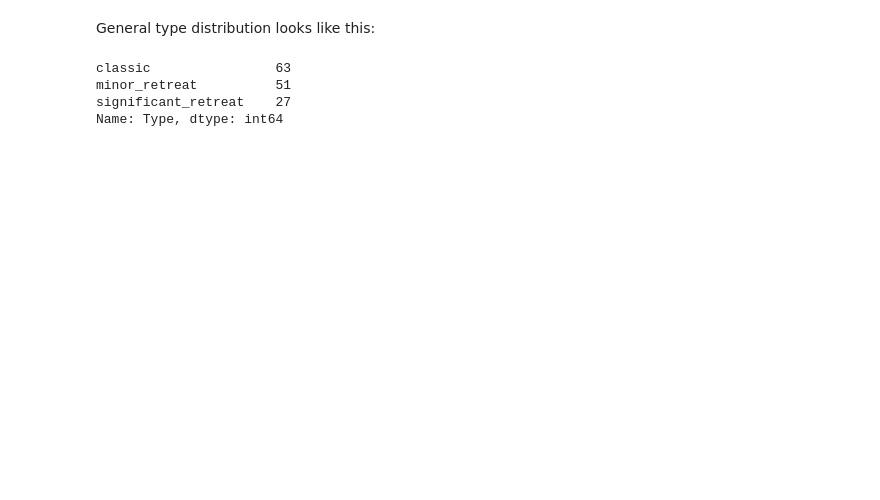
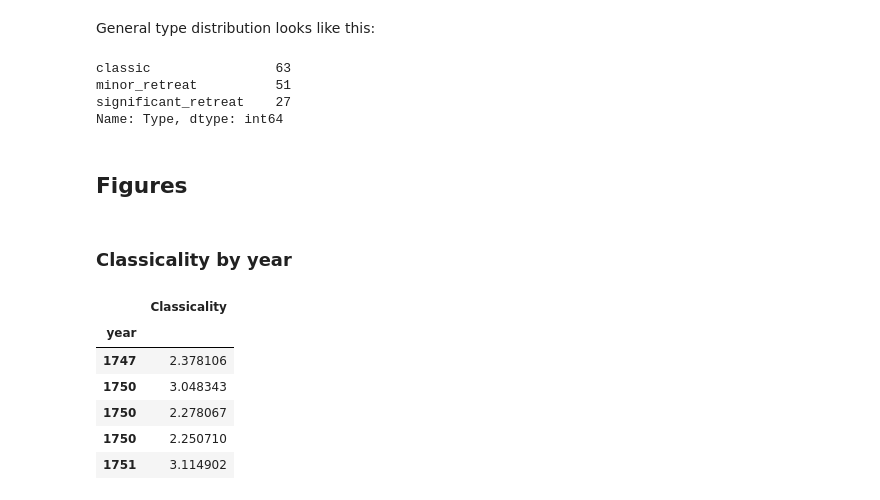
Before and after one commit to creaciond/russian-stage-classification, a Jupyter notebook: sperantov-classicality.ipynb, the cells around one changed output. Drawn from its saved outputs; the diff is of its cells as text; code cells hidden in the pictures; blank space fills up the shorter version.

```diff
--- a/sperantov-classicality.ipynb
+++ b/sperantov-classicality.ipynb
@@ -351,3 +363,5 @@ classic                63
 minor_retreat          51
 significant_retreat    27
 Name: Type, dtype: int64
+# %% [markdown]
+## Figures
@@ -353,0 +371,14 @@ Name: Type, dtype: int64
+# %% [markdown]
+### Classicality by year
+# %%
+year_clas = df[["year", "Classicality"]].sort_values("year")
+year_clas.set_index("year",drop=True,inplace=True)
+year_clas.head()
+# %% [output]
+|  | Classicality |
+| year |  |
+| 1747 | 2.378106 |
+| 1750 | 3.048343 |
+| 1750 | 2.278067 |
+| 1750 | 2.250710 |
+| 1751 | 3.114902 |
```
Also changed, not shown: parts of 7 cells of this notebook.
